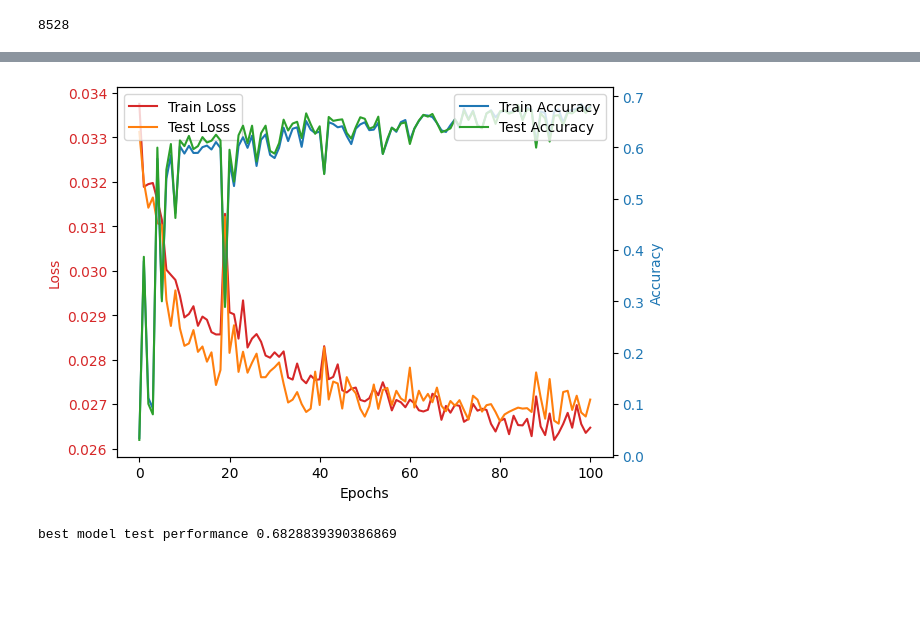
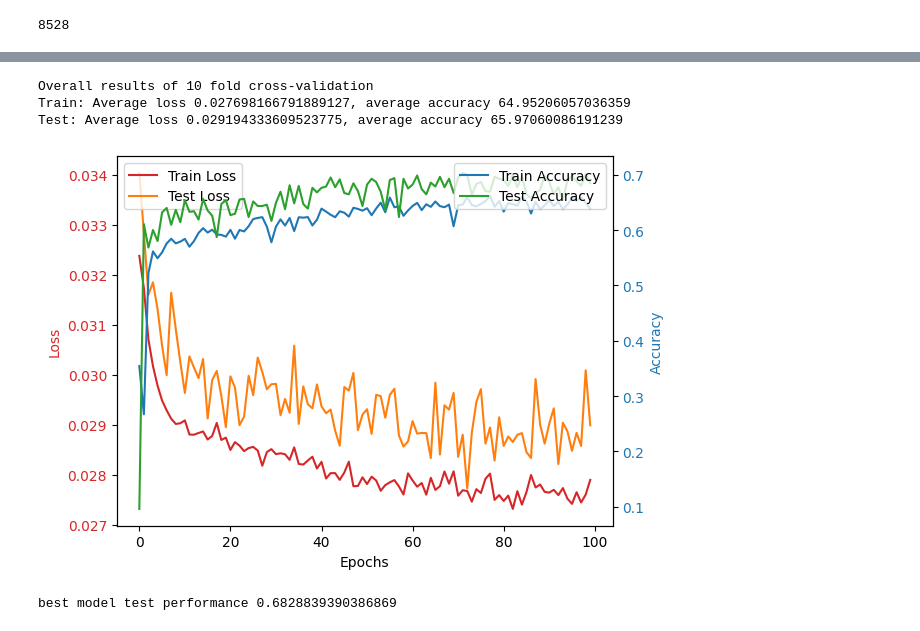
Before and after one commit to MattyAB/ecg_transfer, a Jupyter notebook: ecg copy.ipynb, the cells around one changed output, grey strips where cells are left out. Cells and saved outputs as stored; diff of their text form; code cells hidden in the pictures; blank space fills up the shorter version.

Commit message:
successful k-fold cross-validation

```diff
--- a/ecg copy.ipynb
+++ b/ecg copy.ipynb
@@ -244,11 +243,11 @@ def train_epoch(model,dataloader,criterion,optimizer,confusion=False):
 
     model.train()
     for i,batch in enumerate(dataloader, 0):
+        optimizer.zero_grad()
+
         x, label = batch
 
         y = id(label, n=len(labelmap))
-
-        optimizer.zero_grad()
 
         yhat = model.forward(x)
 
@@ -259,7 +258,11 @@ def train_epoch(model,dataloader,criterion,optimizer,confusion=False):
 
         optimizer.step()
 
+        _, predicted = torch.max(yhat.data, 1)
+
+        total += yhat.shape[0]
         totalloss += loss.item()
+        correct += (predicted == label).sum().item()
 
     return totalloss / total, correct / total
 
@@ -286,6 +289,8 @@ value_counts = train_dataset.get_value_counts()
 weights = [sum(value_counts)/x for x in value_counts]
 weights[labelmap['~']] = weights[labelmap['N']]
 # %%
+history = {'train_loss': [], 'test_loss': [],'train_acc':[],'test_acc':[]}
+
 for fold, (train_idx,val_idx) in enumerate(splits.split(np.arange(len(dataset)))):
 
     print('Fold {}'.format(fold + 1))
@@ -300,3 +305,27 @@ for fold, (train_idx,val_idx) in enumerate(splits.split(np.arange(len(dataset)))
 
     weight_tensor = torch.Tensor(weights).to(device)
     criterion = nn.CrossEntropyLoss(weight=weight_tensor)
+
+    train_loss_list, test_loss_list, train_acc_list, test_acc_list = [], [], [], []
+
+    for epoch in range(n_epochs):
+        train_loss, train_acc=train_epoch(model,train_loader,criterion,optimizer)
+        test_loss, test_acc=val_epoch(model,test_loader,criterion)
+
+        train_loss_list.append(train_loss)
+        train_acc_list.append(train_acc)
+        test_loss_list.append(test_loss)
+        test_acc_list.append(test_acc)
+
+        train_loss = train_loss
+        train_acc = train_acc * 100
+        test_loss = test_loss
+        test_acc = test_acc * 100
+
+        if epoch % 10 == 9:
+            print("Epoch:{}/{} AVG Training Loss:{:.3f} AVG Test Loss:{:.3f} AVG Training Acc {:.2f} % AVG Test Acc {:.2f} %".format(epoch + 1, n_epochs,train_loss,test_loss,train_acc,test_acc))
+
+    history['train_loss'].append(train_loss_list)
+    history['train_acc'].append(train_acc_list)
+    history['test_loss'].append(test_loss_list)
+    history['test_acc'].append(test_acc_list)
@@ -306,26 +353,34 @@ accuracies = []
+# %%
+print(f'Overall results of {k} fold cross-validation')
+print(f'Train: Average loss {mean([x[-1] for x in history["train_loss"]])}, average accuracy {mean([x[-1] for x in history["train_acc"]]) * 100}')
+print(f'Test: Average loss {mean([x[-1] for x in history["test_loss"]])}, average accuracy {mean([x[-1] for x in history["test_acc"]]) * 100}')
+# %% [output]
+Overall results of 10 fold cross-validation
+Train: Average loss 0.027698166791889127, average accuracy 64.95206057036359
+Test: Average loss 0.029194333609523775, average accuracy 65.97060086191239
 # %%
 fig, ax1 = plt.subplots()
 
 # Plotting 'loss' on the left y-axis
 ax1.set_xlabel('Epochs')
 ax1.set_ylabel('Loss', color='tab:red')
-ax1.plot([x[0][0] for x in losses], label='Train Loss', color='tab:red')
-ax1.plot([x[1][0] for x in losses], label='Test Loss', color='tab:orange')
+ax1.plot([x for x in history['train_loss'][0]], label='Train Loss', color='tab:red')
+ax1.plot([x for x in history['test_loss'][0]], label='Test Loss', color='tab:orange')
 ax1.tick_params(axis='y', labelcolor='tab:red')
 ax1.legend(loc='upper left')
 
 # Creating a second y-axis for 'accuracy'
 ax2 = ax1.twinx()
 ax2.set_ylabel('Accuracy', color='tab:blue')
-ax2.plot([x[0][1] for x in losses], label='Train Accuracy', color='tab:blue')
-ax2.plot([x[1][1] for x in losses], label='Test Accuracy', color='tab:green')
+ax2.plot([x for x in history['train_acc'][0]], label='Train Accuracy', color='tab:blue')
+ax2.plot([x for x in history['test_acc'][0]], label='Test Accuracy', color='tab:green')
 ax2.tick_params(axis='y', labelcolor='tab:blue')
 ax2.legend(loc='upper right')
 
 # Show the plot
 plt.show()
 # %% [output]
-[figure, old version]
+[figure, new version]
 # %%
 print(f'best model test performance {max([x[1][1] for x in losses])}')
 # %% [output]
```
Also changed, not shown: parts of 6 cells of this notebook.
